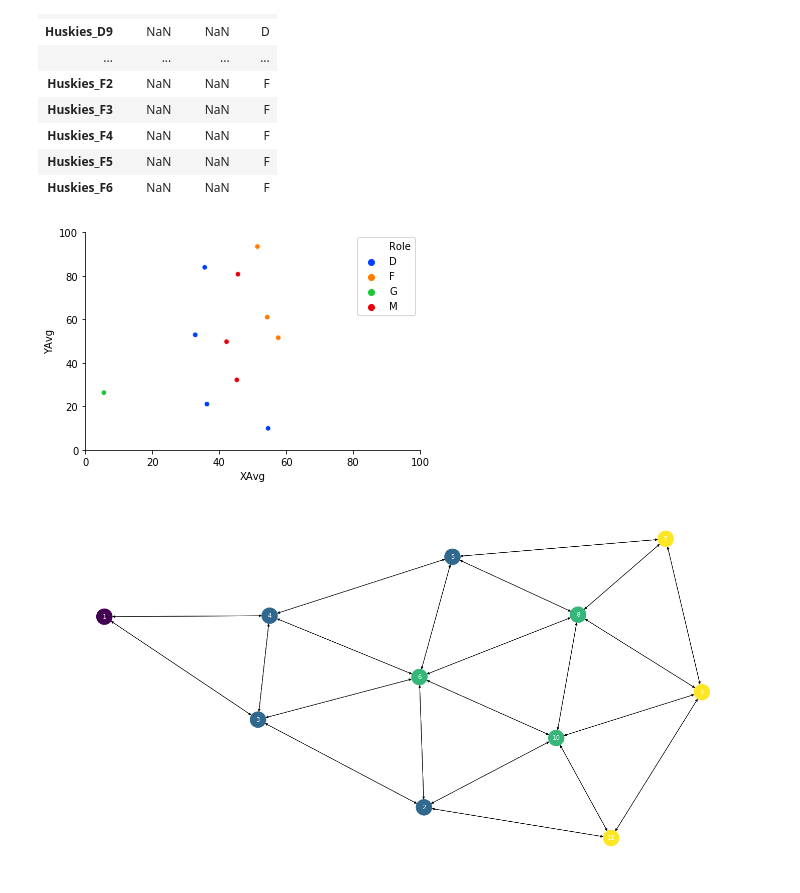
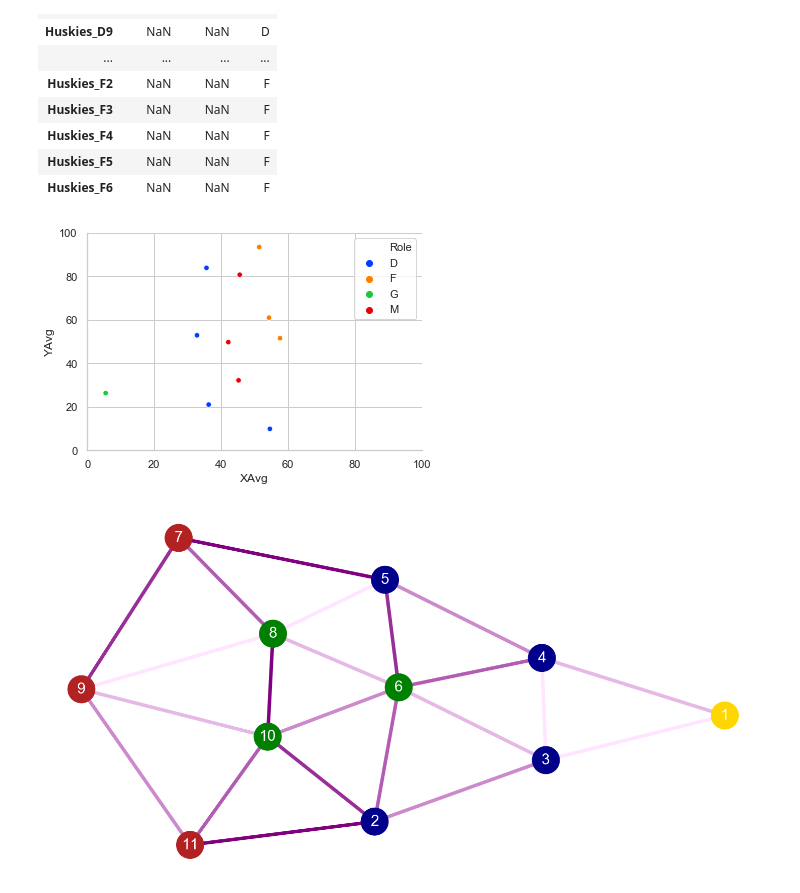
Before and after one commit to GZNGroup/2020MCM-ICM, a Jupyter notebook: 2020_Weekend1_Problems/processing.ipynb, the cells around one changed output. Saved outputs shown, nothing was run; the diff lists cells and outputs as text; code cells hidden in the pictures.

```diff
--- a/2020_Weekend1_Problems/processing.ipynb
+++ b/2020_Weekend1_Problems/processing.ipynb
@@ -4,6 +4,7 @@ import numpy as np
 from matplotlib import pyplot as plt
 import seaborn as sns
 %matplotlib inline
+sns.set(style='whitegrid', palette='bright')
 # %%
 data = pd.read_csv("./2020_Problem_D_DATA/fullevents.csv")
 Events = data.groupby(["EventType", "EventSubType"]).size()
@@ -144,7 +145,7 @@ for i in data[data['MatchID'] == 1][data['MatchPeriod'] == '1H'].index:
         continue
     if (data["EventType"][i] == 'Substitution'):
         continue
-    if (data["EventOrigin_x"][i] == '' or data["EventOrigin_y"][i] == ''):
+    if (data["EventOrigin_x"][i] == float('nan') or data["EventOrigin_y"][i] == float('nan')):
         continue
     if (data["OriginPlayerID"][i] != ''):
         if (data["OriginPlayerID"][i] not in Pos.keys()):
@@ -165,7 +166,7 @@ for i in data[data['MatchID'] == 1][data['MatchPeriod'] == '1H'].index:
                     data["EventTime"][i],
                 ]
             )
-    if (data["EventDestination_x"][i] == '' or data["EventDestination_y"][i] == ''):
+    if (data["EventDestination_x"][i] == float('nan') or data["EventDestination_y"][i] == float('nan')):
         continue
     if (data["DestinationPlayerID"][i] != ''):
         if (data["DestinationPlayerID"][i] not in Pos.keys()):
@@ -186,3 +187,18 @@ for i in data[data['MatchID'] == 1][data['MatchPeriod'] == '1H'].index:
                     data["EventTime"][i],
                 ]
             )
+# %%
+Pos['Huskies_M1'].sort(key=lambda x:x[3], reverse=False)
+lM1 = len(Pos['Huskies_M1'])
+M1_data = pd.DataFrame(index=range(lM1*2) ,columns=['Num', 'Axis', 'Time'])
+for i in range(lM1):
+    #if (i>0 and i<lM1-1 and (Pos['Huskies_M1'][i][3]-Pos['Huskies_M1'][i-1][3]<5 or Pos['Huskies_M1'][i+1][3]-Pos['Huskies_M1'][i][3]<5)):
+        #continue
+    M1_data['Num'][2*i] = int(Pos['Huskies_M1'][i][0])
+    M1_data['Axis'][2*i] = 'X'
+    M1_data['Time'][2*i] = float(Pos['Huskies_M1'][i][3] / 60.0)
+    M1_data['Num'][2*i+1] = int(Pos['Huskies_M1'][i][1])
+    M1_data['Axis'][2*i+1] = 'Y'
+    M1_data['Time'][2*i+1] = float(Pos['Huskies_M1'][i][3] / 60.0)
+M1_data
+sns.lineplot(x=M1_data['Time'].astype('float'), y=M1_data['Num'].astype('int'), hue=M1_data['Axis'], markers=True, style=M1_data['Axis'], palette='colorblind')
@@ -250,25 +269,28 @@ plt.xlim(0,100)
 plt.ylim(0,100)
 sns.despine() # 去掉多余的线
 # %% [output]
-[figure, old version]
+[figure, new version]
 # %%
 import networkx as nx
-G = nx.DiGraph()
+G = nx.Graph()
 G.add_nodes_from([1,2,3,4,5,6,7,8,9,10,11])
-addList = [[1,3], [1,4],
-           [2,3], [3,4], [4,5],
-           [6,2], [6,3], [6,4], [6,5], [6,8], [6,10],
-           [2,10], [2,11], [5,7], [5,8],
-           [8,10], [8,7], [8,9], [10,11], [10,9],
-           [7,9], [11,9]]
+addList = [(1,3,4), (1,4,4),
+           (2,3,6), (3,4,8), (4,5,6),
+           (6,2,5), (6,3,5), (6,4,9), (6,5,9), (6,8,10), (6,10,10),
+           (2,10,4), (2,11,6), (5,7,4), (5,8,6),
+           (8,10,8), (8,7,4), (8,9,2), (10,11,4), (10,9,2),
+           (7,9,3), (11,9,3)]
 Nedge = len(addList)
+nodecolor=['gold','darkblue','darkblue','darkblue','darkblue','green','firebrick','green','firebrick','green','firebrick']
+edgecolor=[]
 for i in range(Nedge):
-    G.add_edge(addList[i][0],addList[i][1],weight=1)
-    G.add_edge(addList[i][1],addList[i][0],weight=2)
+    G.add_edge(addList[i][0],addList[i][1],weight=addList[i][2])
+    # G.add_edge(addList[i][1],addList[i][0],weight=addList[i][2])
+    # edgecolor.append(50.0/addList[i][2])
+    edgecolor.append(50.0/addList[i][2])
 plt.figure(figsize=(20,10))
-nodecolor=[1,2,2,2,2,3,4,3,4,3,4]
-
-edgecolor=[]
-nx.draw(G, with_labels=True, node_size=1000, node_color=nodecolor, font_color='white')
+sns.set_palette(sns.light_palette("purple"))
+sns.set_style('white')
+nx.draw(G, with_labels=True, node_size=3000, node_color=nodecolor, font_color='white',font_size=30, width=7, edge_color=sns.light_palette("purple"))
 # %% [output]
-[figure, old version]
+[figure, new version]
```
Also changed, not shown: parts of 2 cells of this notebook, 1 other file.
